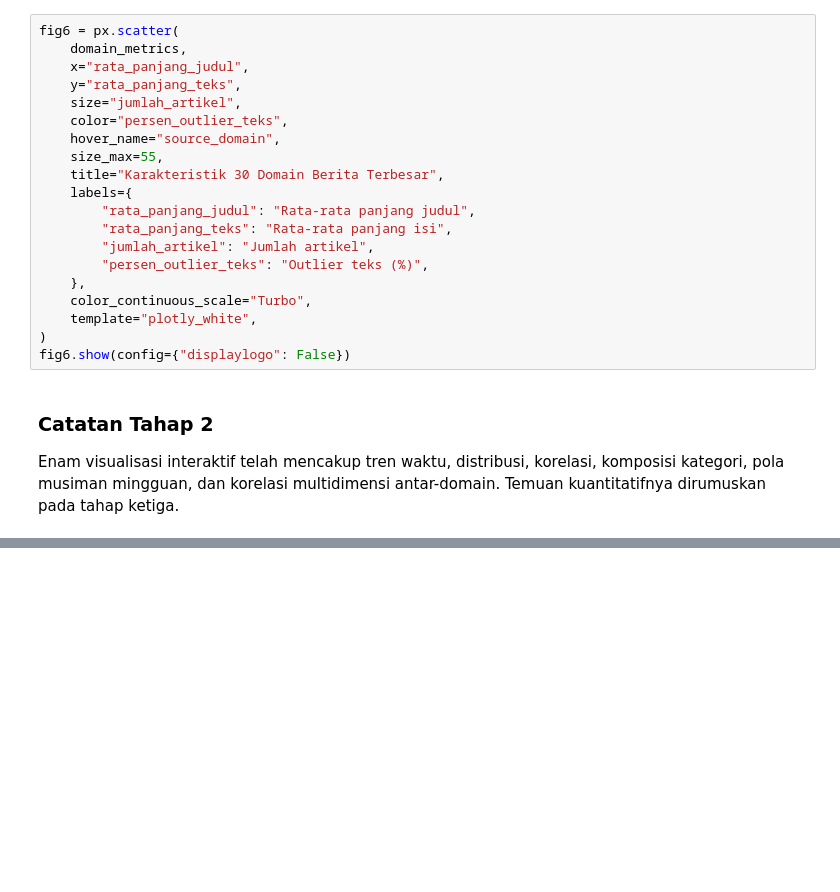
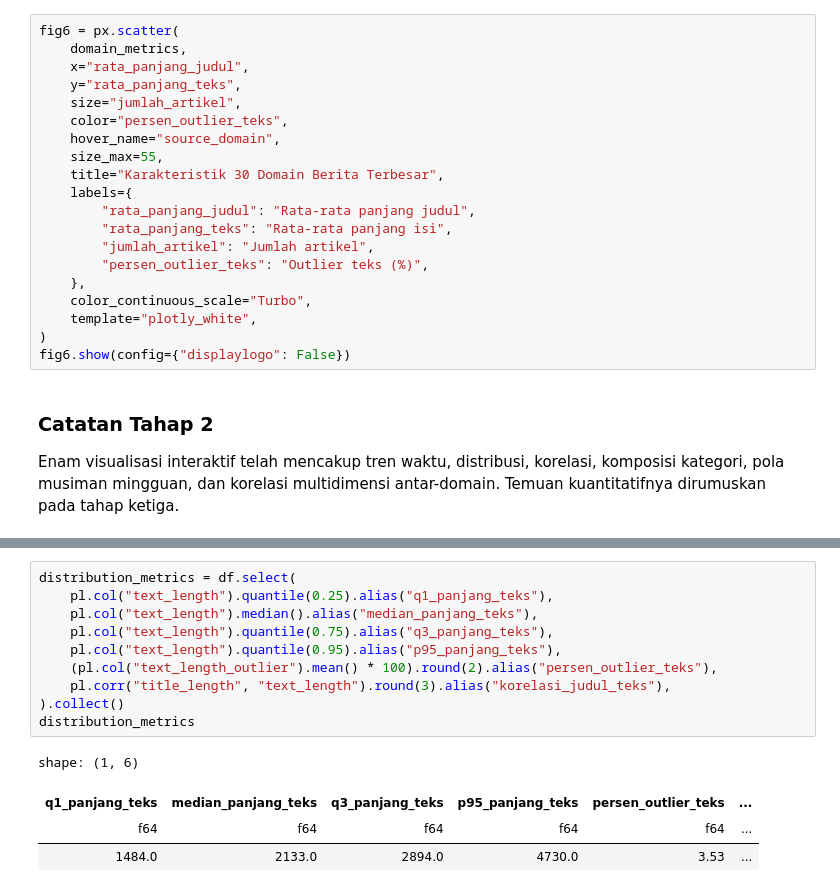
Before and after one commit to ravlindo/tugas1-MohammadRavlindoS, a Jupyter notebook: notebooks/03_eda_and_insights.ipynb, the cells around one changed output, grey strips where cells are left out. Drawn from its saved outputs; the diff is of its cells as text; blank space fills up the shorter version.

```diff
--- a/notebooks/03_eda_and_insights.ipynb
+++ b/notebooks/03_eda_and_insights.ipynb
@@ -355,0 +380,15 @@ Enam visualisasi interaktif telah mencakup tren waktu, distribusi, korelasi, kom
+# %%
+distribution_metrics = df.select(
+    pl.col("text_length").quantile(0.25).alias("q1_panjang_teks"),
+    pl.col("text_length").median().alias("median_panjang_teks"),
+    pl.col("text_length").quantile(0.75).alias("q3_panjang_teks"),
+    pl.col("text_length").quantile(0.95).alias("p95_panjang_teks"),
+    (pl.col("text_length_outlier").mean() * 100).round(2).alias("persen_outlier_teks"),
+    pl.corr("title_length", "text_length").round(3).alias("korelasi_judul_teks"),
+).collect()
+distribution_metrics
+# %% [output]
+shape: (1, 6)
+| q1_panjang_teks | median_panjang_teks | q3_panjang_teks | p95_panjang_teks | persen_outlier_teks | ... |
+| f64 | f64 | f64 | f64 | f64 | ... |
+| 1484.0 | 2133.0 | 2894.0 | 4730.0 | 3.53 | ... |
```
Also changed, not shown: parts of 9 cells of this notebook.
